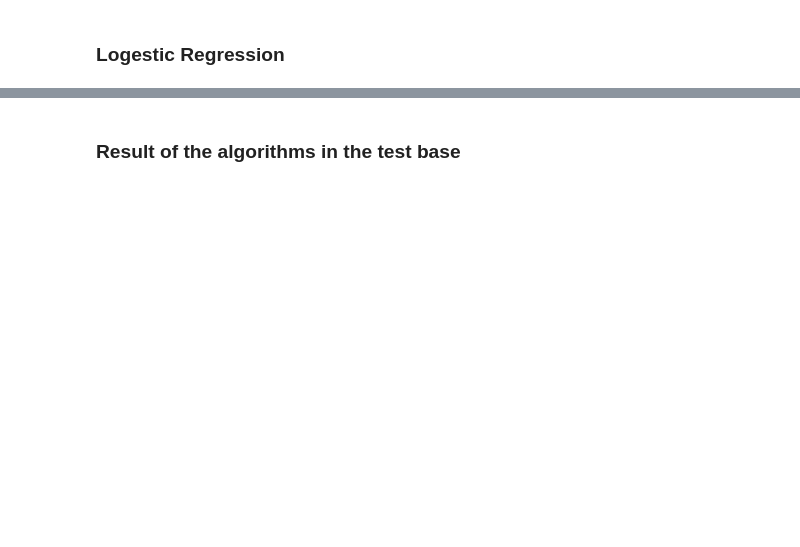
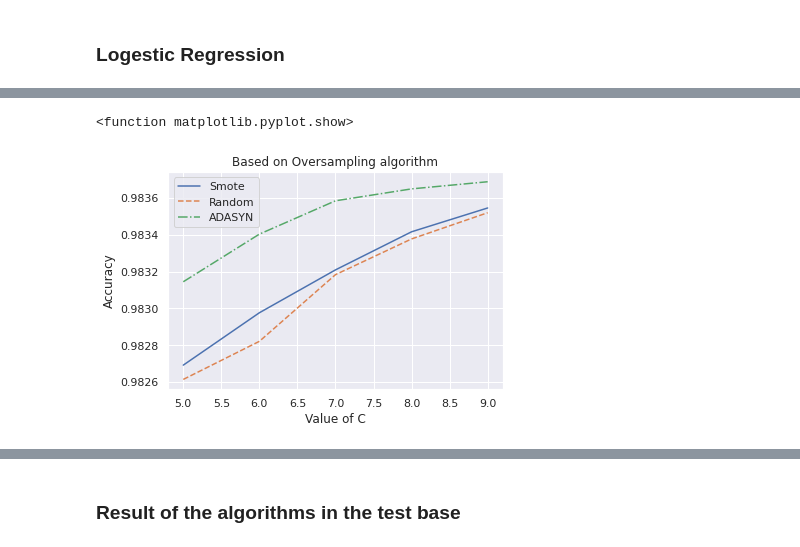
Before and after one commit to ferehsteh/Comparative-Study, a Jupyter notebook: Models(task3,task4).ipynb, the cells around one changed output, grey strips where cells are left out. Drawn from its saved outputs; the diff is of its cells as text; code cells hidden in the pictures; blank space fills up the shorter version.

```diff
--- a/Models(task3,task4).ipynb
+++ b/Models(task3,task4).ipynb
@@ -44,22 +42,22 @@ from sklearn.linear_model import LogisticRegression
 ### Load data
 # %%
 # Orginal data
-df_train = pd.read_csv("/content/drive/My Drive/ml project/Dr Fereshteh Zargaran Machine Learning Project/dataset/shuttle.trn", delimiter=' ', header=None)
-df_test = pd.read_csv("/content/drive/My Drive/ml project/Dr Fereshteh Zargaran Machine Learning Project/dataset/shuttle.tst", delimiter=' ', header=None)
+df_train = pd.read_csv("./dataset/shuttle.trn", delimiter=' ', header=None)
+df_test = pd.read_csv("./dataset/shuttle.tst", delimiter=' ', header=None)
 
 X_train, y_train = df_train.iloc[:, :-1], df_train.iloc[:, -1]
 
 ### train data with removing outlier and doing oversampling
-X_train_ros = pd.read_csv("/content/drive/My Drive/ml project/Dr Fereshteh Zargaran Machine Learning Project/Pre-preocess/X_train_ros", delimiter=' ', header=None)
-X_train_adasyn = pd.read_csv("/content/drive/My Drive/ml project/Dr Fereshteh Zargaran Machine Learning Project/Pre-preocess/X_train_adasyn", delimiter=' ', header=None)
-X_train_smt = pd.read_csv("/content/drive/My Drive/ml project/Dr Fereshteh Zargaran Machine Learning Project/Pre-preocess/X_train_smt", delimiter=' ', header=None)
-y_train_ros = pd.read_csv("/content/drive/My Drive/ml project/Dr Fereshteh Zargaran Machine Learning Project/Pre-preocess/y_train_ros", delimiter=' ', header=None)
-y_train_smt = pd.read_csv("/content/drive/My Drive/ml project/Dr Fereshteh Zargaran Machine Learning Project/Pre-preocess/y_train_smt", delimiter=' ', header=None)
-y_train_adasyn = pd.read_csv("/content/drive/My Drive/ml project/Dr Fereshteh Zargaran Machine Learning Project/Pre-preocess/y_train_adasyn", delimiter=' ', header=None)
+X_train_ros = pd.read_csv("./Pre-preocess/X_train_ros", delimiter=' ', header=None)
+X_train_adasyn = pd.read_csv("./Pre-preocess/X_train_adasyn", delimiter=' ', header=None)
+X_train_smt = pd.read_csv("./Pre-preocess/X_train_smt", delimiter=' ', header=None)
+y_train_ros = pd.read_csv("./Pre-preocess/y_train_ros", delimiter=' ', header=None)
+y_train_smt = pd.read_csv("./Pre-preocess/y_train_smt", delimiter=' ', header=None)
+y_train_adasyn = pd.read_csv("./Pre-preocess/y_train_adasyn", delimiter=' ', header=None)
 
 ### test data
-X_test = pd.read_csv('/content/drive/My Drive/ml project/Dr Fereshteh Zargaran Machine Learning Project/Pre-preocess/X_test', delimiter=' ', header=None)
-y_test = pd.read_csv('/content/drive/My Drive/ml project/Dr Fereshteh Zargaran Machine Learning Project/Pre-preocess/y_test', delimiter=' ', header=None)
+X_test = pd.read_csv('./Pre-preocess/X_test', delimiter=' ', header=None)
+y_test = pd.read_csv('./Pre-preocess/y_test', delimiter=' ', header=None)
 # %% [markdown]
 ### Plot Info
 # %%
@@ -279,37 +295,37 @@ toc = time.time()
 time_cross_means_adasyn_liblinear_ovr = toc-tic
 # %%
 c_range = range(5,10)
-means_smt_newton-cg_multinomial = []
+means_smt_newton_cg_multinomial = []
 
 tic = time.time()
 for c in c_range:
     lr = LogisticRegression(C=c, random_state=0, solver='newton-cg', multi_class='multinomial')
     score = cross_val_score(lr, X_train_smt, y_train_smt, cv=skf)
-    means_smt_newton-cg_multinomial.append(score.mean())
+    means_smt_newton_cg_multinomial.append(score.mean())
 toc = time.time()
-time_cross_means_smt_newton-cg_multinomial = toc-tic
+time_cross_means_smt_newton_cg_multinomial = toc-tic
 # %%
 c_range = range(5,10)
-means_ros_newton-cg_multinomial = []
+means_ros_newton_cg_multinomial = []
 
 tic = time.time()
 for c in c_range:
     lr = LogisticRegression(C=c, random_state=0, solver='newton-cg', multi_class='multinomial')
     score = cross_val_score(lr, X_train_ros, y_train_ros, cv=skf)
-    means_ros_newton-cg_multinomial.append(score.mean())
+    means_ros_newton_cg_multinomial.append(score.mean())
 toc = time.time()
-time_cross_means_ros_newton-cg_multinomial = toc-tic
+time_cross_means_ros_newton_cg_multinomial = toc-tic
 # %%
 c_range = range(5,10)
-means_adasyn_newton-cg_multinomial = []
+means_adasyn_newton_cg_multinomial = []
 
 tic = time.time()
 for c in c_range:
     lr = LogisticRegression(C=c, random_state=0, solver='newton-cg', multi_class='multinomial')
     score = cross_val_score(lr, X_train_adasyn, y_train_adasyn, cv=skf)
-    means_adasyn_newton-cg_multinomial.append(score.mean())
+    means_adasyn_newton_cg_multinomial.append(score.mean())
 toc = time.time()
-time_cross_means_adasyn_newton-cg_multinomial = toc-tic
+time_cross_means_adasyn_newton_cg_multinomial = toc-tic
 # %%
 plt.plot(c_range, means_smt_liblinear_ovr, linestyle='solid', label = "Smote")
 plt.plot(c_range, means_ros_liblinear_ovr, linestyle='dashed', label = "Random")
@@ -322,11 +341,14 @@ plt.show
 # %%
-plt.plot(c_range, means_smt_newton-cg_multinomial, linestyle='solid', label = "Smote")
-plt.plot(c_range, means_ros_newton-cg_multinomial, linestyle='dashed', label = "Random")
-plt.plot(c_range, means_adasyn_newton-cg_multinomial, linestyle='dashdot', label = "ADASYN")
+plt.plot(c_range, means_smt_newton_cg_multinomial, linestyle='solid', label = "Smote")
+plt.plot(c_range, means_ros_newton_cg_multinomial, linestyle='dashed', label = "Random")
+plt.plot(c_range, means_adasyn_newton_cg_multinomial, linestyle='dashdot', label = "ADASYN")
 plt.title("Based on Oversampling algorithm")
 plt.xlabel('Value of C')
 plt.ylabel('Accuracy')
 plt.legend()
 plt.show
+# %% [output]
+<function matplotlib.pyplot.show>
+[figure, added]
 # %%
 times_liblinear_ovr = [time_cross_means_smt_liblinear_ovr, time_cross_means_ros_liblinear_ovr, time_cross_means_adasyn_liblinear_ovr]
```
Also changed, not shown: parts of 13 cells of this notebook.
